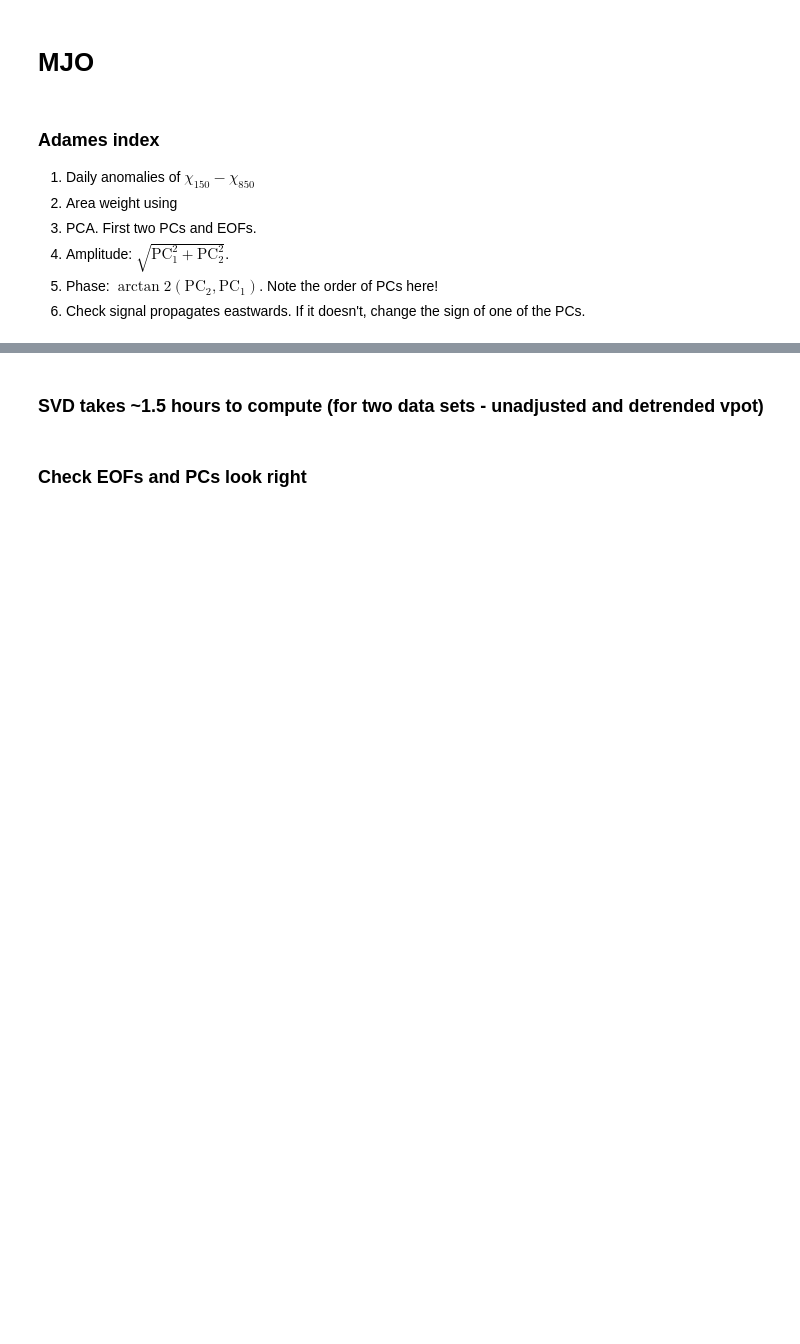
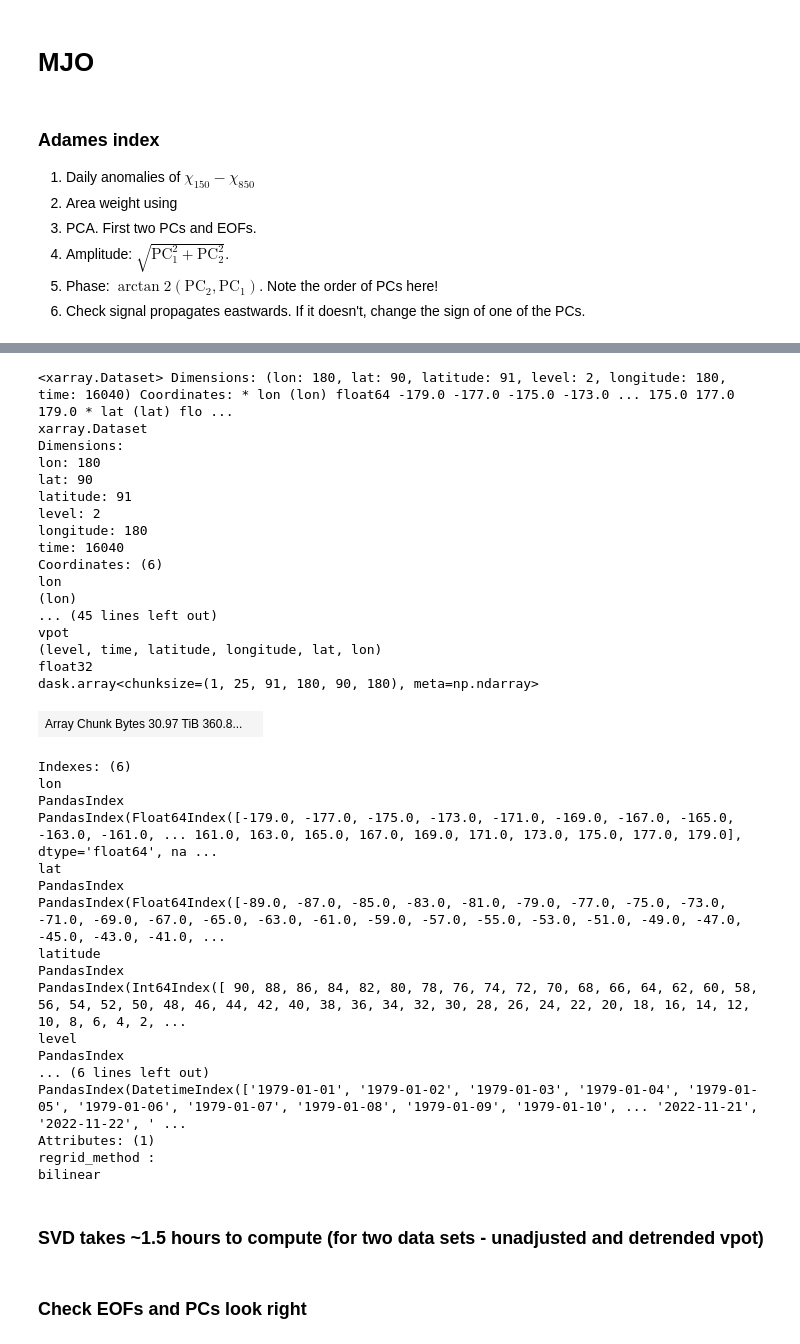
Before and after one commit to dougrichardson/Wet_Aus_2022, a Jupyter notebook: mjo_indices.ipynb, the cells around one changed output, grey strips where cells are left out. Drawn from its saved outputs; the diff is of its cells as text; code cells hidden in the pictures; blank space fills up the shorter version.

```diff
--- a/mjo_indices.ipynb
+++ b/mjo_indices.ipynb
@@ -64,3 +108,81 @@ def write_and_read(ds, filename):
+# %%
+vpot_l150_2021 = xr.open_mfdataset(
+    '/g/data/w42/dr6273/work/data/era5/vpot/nc/vpot_150_era5_daily_2021_2x2_grid.nc'
+)
+
+vpot_l850_2021 = xr.open_mfdataset(
+    '/g/data/w42/dr6273/work/data/era5/vpot/nc/vpot_850_era5_daily_2021_2x2_grid.nc'
+)
+
+vpot_l150_2022 = xr.open_mfdataset(
+    '/g/data/w42/dr6273/work/data/era5/vpot/nc/vpot_150_era5_daily_2022_2x2_grid.nc'
+)
+
+vpot_l850_2022 = xr.open_mfdataset(
+    '/g/data/w42/dr6273/work/data/era5/vpot/nc/vpot_850_era5_daily_2022_2x2_grid.nc'
+)
+# %%
+vpot_2021 = xr.concat(
+    [
+    vpot_l150_2021,
+    vpot_l850_2021
+    ],
+    dim='level'
+)
+
+vpot_2022 = xr.concat(
+    [
+    vpot_l150_2022,
+    vpot_l850_2022
+    ],
+    dim='level'
+)
+# %%
+vpot = xr.concat([
+    vpot_1979_2020,
+    vpot_2021,
+    vpot_2022
+],
+    dim='time'
+)
+# %%
+vpot
+# %% [output]
+<xarray.Dataset> Dimensions: (lon: 180, lat: 90, latitude: 91, level: 2, longitude: 180, time: 16040) Coordinates: * lon (lon) float64 -179.0 -177.0 -175.0 -173.0 ... 175.0 177.0 179.0 * lat (lat) flo ...
+xarray.Dataset
+Dimensions:
+lon: 180
+lat: 90
+latitude: 91
+level: 2
+longitude: 180
+time: 16040
+Coordinates: (6)
+lon
+(lon)
+... (45 lines left out)
+vpot
+(level, time, latitude, longitude, lat, lon)
+float32
+dask.array<chunksize=(1, 25, 91, 180, 90, 180), meta=np.ndarray>
+| Array Chunk Bytes 30.97 TiB 360.8... |  |
+Indexes: (6)
+lon
+PandasIndex
+PandasIndex(Float64Index([-179.0, -177.0, -175.0, -173.0, -171.0, -169.0, -167.0, -165.0, -163.0, -161.0, ... 161.0, 163.0, 165.0, 167.0, 169.0, 171.0, 173.0, 175.0, 177.0, 179.0], dtype='float64', na ...
+lat
+PandasIndex
+PandasIndex(Float64Index([-89.0, -87.0, -85.0, -83.0, -81.0, -79.0, -77.0, -75.0, -73.0, -71.0, -69.0, -67.0, -65.0, -63.0, -61.0, -59.0, -57.0, -55.0, -53.0, -51.0, -49.0, -47.0, -45.0, -43.0, -41.0, ...
+latitude
+PandasIndex
+PandasIndex(Int64Index([ 90, 88, 86, 84, 82, 80, 78, 76, 74, 72, 70, 68, 66, 64, 62, 60, 58, 56, 54, 52, 50, 48, 46, 44, 42, 40, 38, 36, 34, 32, 30, 28, 26, 24, 22, 20, 18, 16, 14, 12, 10, 8, 6, 4, 2, ...
+level
+PandasIndex
+... (6 lines left out)
+PandasIndex(DatetimeIndex(['1979-01-01', '1979-01-02', '1979-01-03', '1979-01-04', '1979-01-05', '1979-01-06', '1979-01-07', '1979-01-08', '1979-01-09', '1979-01-10', ... '2022-11-21', '2022-11-22', ' ...
+Attributes: (1)
+regrid_method :
+bilinear
 # %% [markdown]
 ### SVD takes ~1.5 hours to compute (for two data sets - unadjusted and detrended vpot)
 # %%
```
Also changed, not shown: parts of 3 cells of this notebook.
